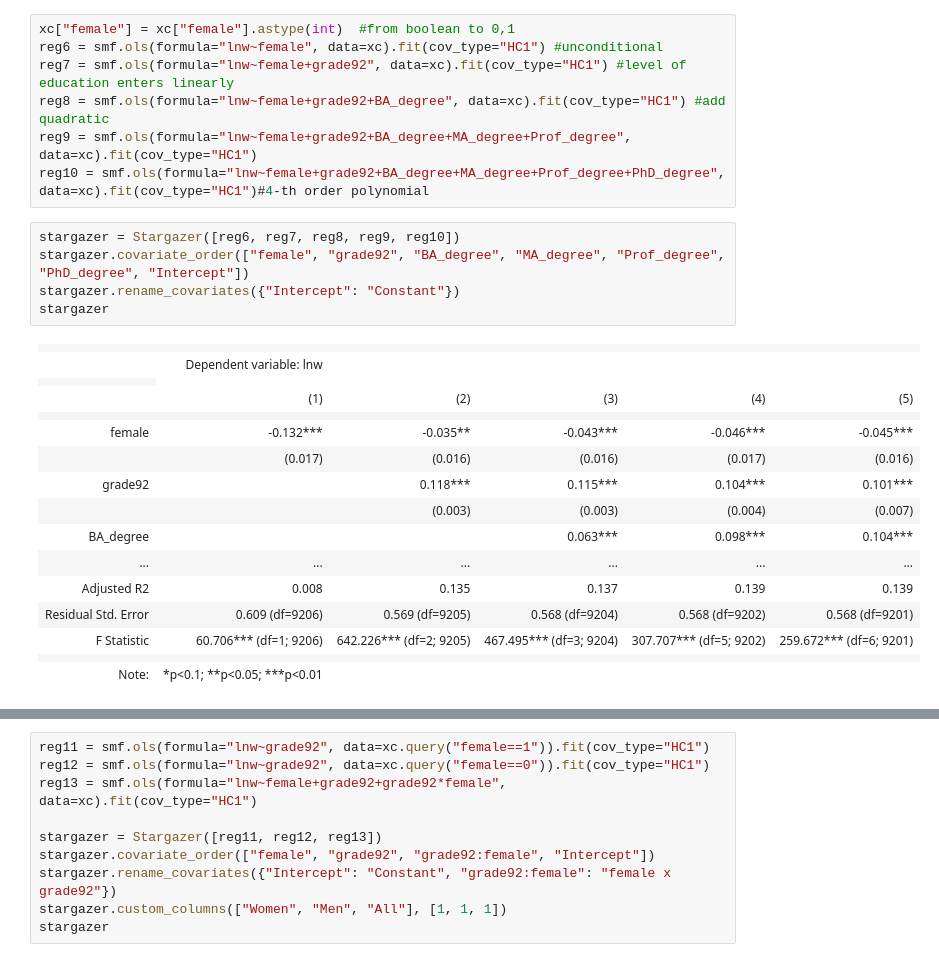
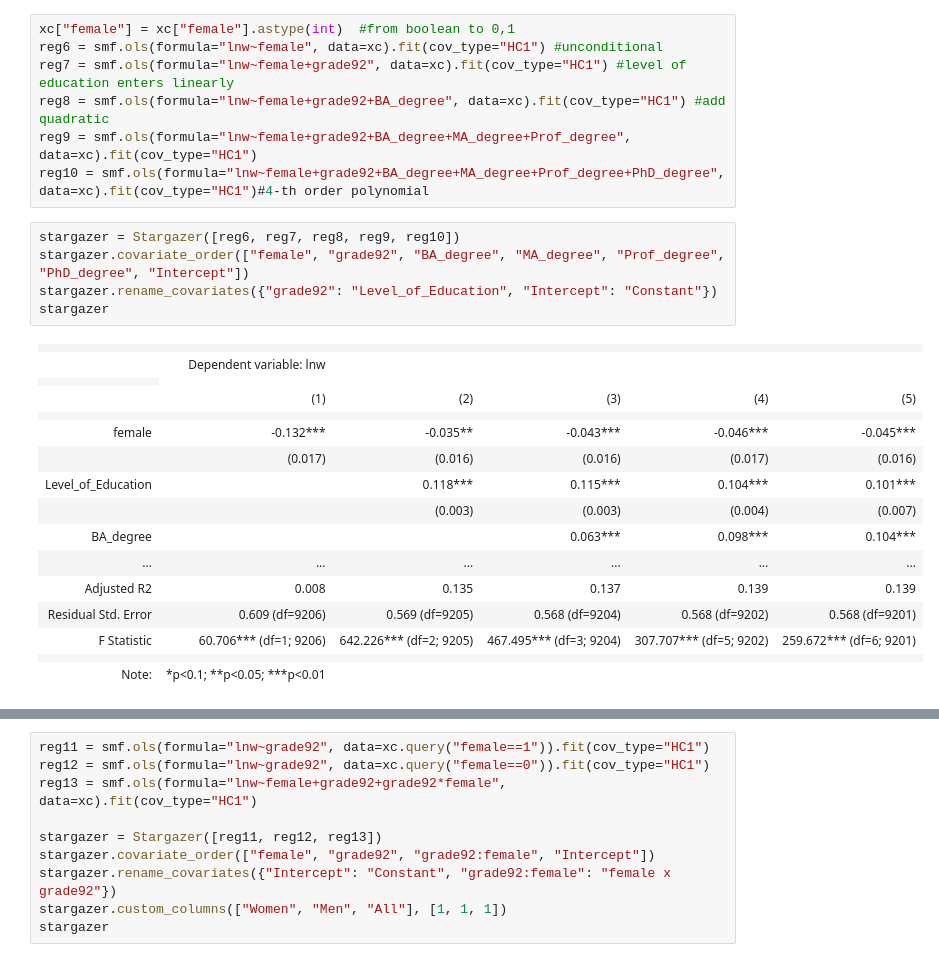
Before and after one commit to Iandrewburg/DA-2-ASSIGNMENT-1, a Jupyter notebook: DA_2_HW_1_Delivery.ipynb, the cells around one changed output, grey strips where cells are left out. Drawn from its saved outputs; the diff is of its cells as text.

```diff
--- a/DA_2_HW_1_Delivery.ipynb
+++ b/DA_2_HW_1_Delivery.ipynb
@@ -193,17 +193,17 @@ reg10 = smf.ols(formula="lnw~female+grade92+BA_degree+MA_degree+Prof_degree+PhD_
 # %%
 stargazer = Stargazer([reg6, reg7, reg8, reg9, reg10])
 stargazer.covariate_order(["female", "grade92", "BA_degree", "MA_degree", "Prof_degree", "PhD_degree", "Intercept"])
-stargazer.rename_covariates({"Intercept": "Constant"})
+stargazer.rename_covariates({"grade92": "Level_of_Education", "Intercept": "Constant"})
 stargazer
 # %% [output]
 |  |  |  |  |  |  |
 |  | Dependent variable: lnw |  |  |  |  |
 |  |
 |  | (1) | (2) | (3) | (4) | (5) |
 |  |  |  |  |  |  |
 | female | -0.132*** | -0.035** | -0.043*** | -0.046*** | -0.045*** |
 |  | (0.017) | (0.016) | (0.016) | (0.017) | (0.016) |
-| grade92 |  | 0.118*** | 0.115*** | 0.104*** | 0.101*** |
+| Level_of_Education |  | 0.118*** | 0.115*** | 0.104*** | 0.101*** |
 |  |  | (0.003) | (0.003) | (0.004) | (0.007) |
 | BA_degree |  |  | 0.063*** | 0.098*** | 0.104*** |
 | ... | ... | ... | ... | ... | ... |
```
Also changed, not shown: parts of 2 cells of this notebook.
